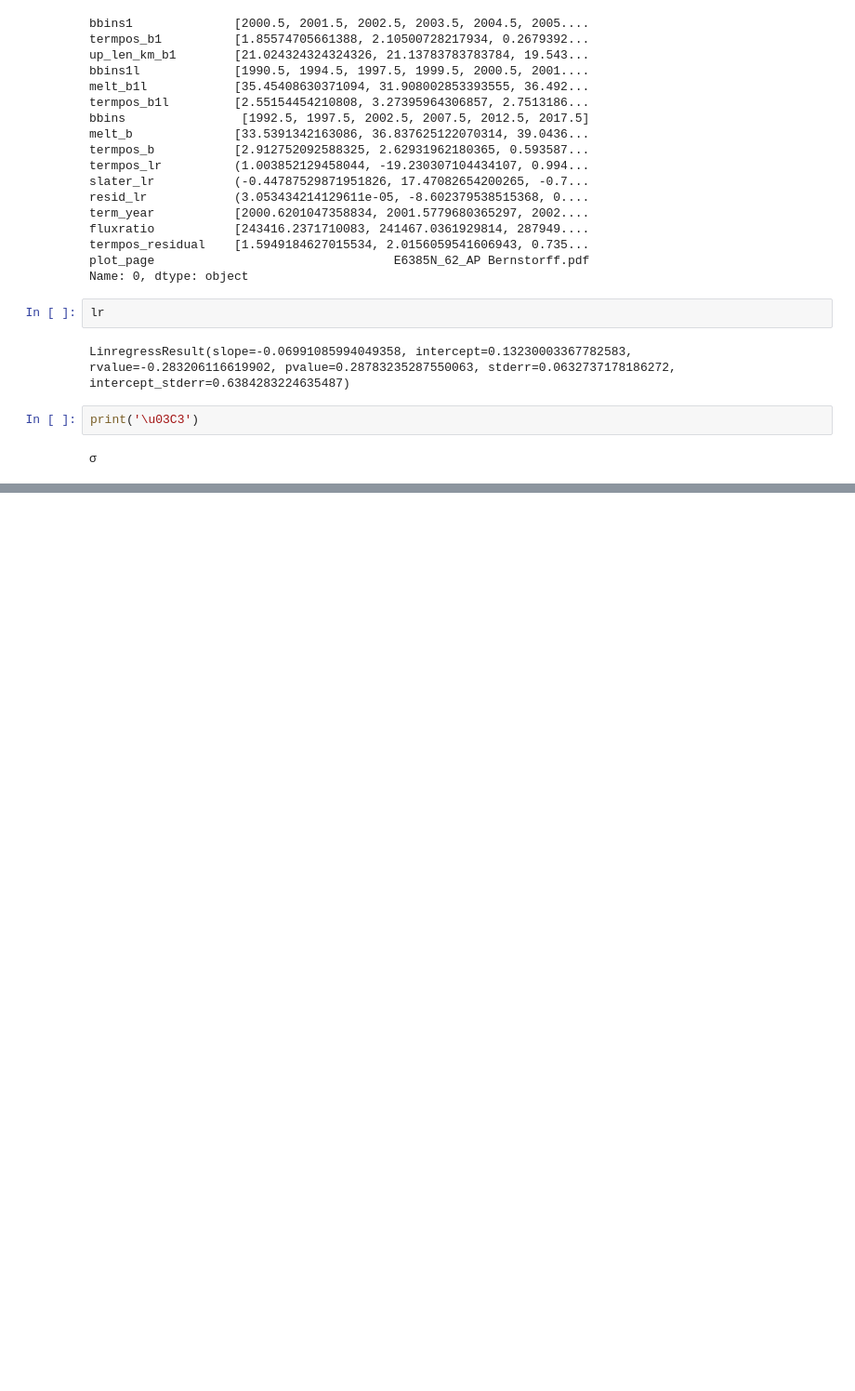
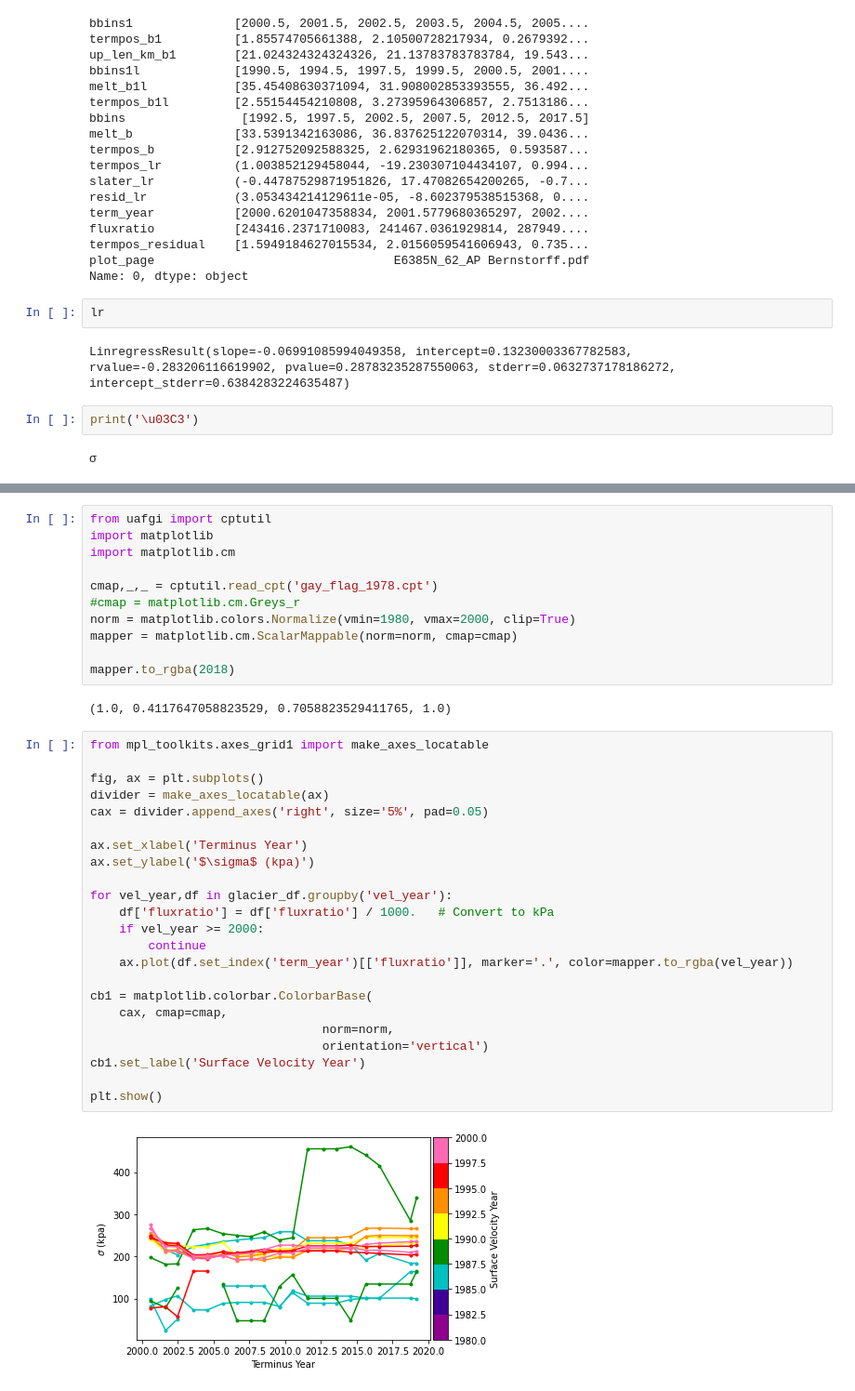
Before and after one commit to pism/pism-greenland, a Jupyter notebook: data_sets/velocities/Slater.ipynb, the cells around one changed output, grey strips where cells are left out. Shown at 93% size. Saved outputs shown, nothing was run; the diff lists cells and outputs as text; blank space fills up the shorter version.

```diff
--- a/data_sets/velocities/Slater.ipynb
+++ b/data_sets/velocities/Slater.ipynb
@@ -431,0 +453,38 @@ print('\u03C3')
+# %%
+from uafgi import cptutil
+import matplotlib
+import matplotlib.cm
+
+cmap,_,_ = cptutil.read_cpt('gay_flag_1978.cpt')
+#cmap = matplotlib.cm.Greys_r
+norm = matplotlib.colors.Normalize(vmin=1980, vmax=2000, clip=True)
+mapper = matplotlib.cm.ScalarMappable(norm=norm, cmap=cmap)
+
+mapper.to_rgba(2018)
+# %% [output]
+(1.0, 0.4117647058823529, 0.7058823529411765, 1.0)
+# %%
+from mpl_toolkits.axes_grid1 import make_axes_locatable
+
+fig, ax = plt.subplots()
+divider = make_axes_locatable(ax)
+cax = divider.append_axes('right', size='5%', pad=0.05)
+
+ax.set_xlabel('Terminus Year')
+ax.set_ylabel('$\sigma$ (kpa)')
+
+for vel_year,df in glacier_df.groupby('vel_year'):
+    df['fluxratio'] = df['fluxratio'] / 1000.   # Convert to kPa
+    if vel_year >= 2000:
+        continue
+    ax.plot(df.set_index('term_year')[['fluxratio']], marker='.', color=mapper.to_rgba(vel_year))
+
+cb1 = matplotlib.colorbar.ColorbarBase(
+    cax, cmap=cmap,
+                                norm=norm,
+                                orientation='vertical')
+cb1.set_label('Surface Velocity Year')
+
+plt.show()
+# %% [output]
+[figure, added]
```
Also changed, not shown: parts of 3 cells of this notebook, 2 other files.
